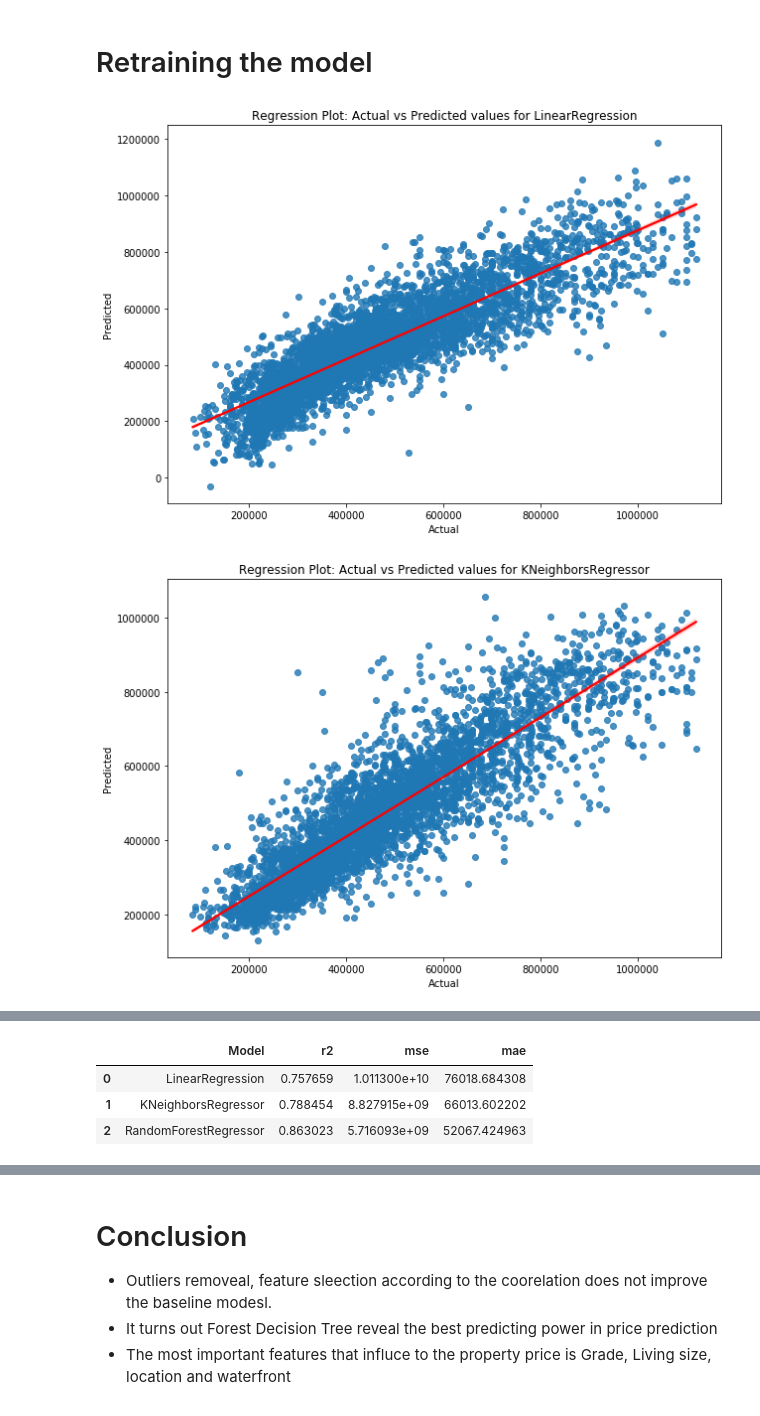
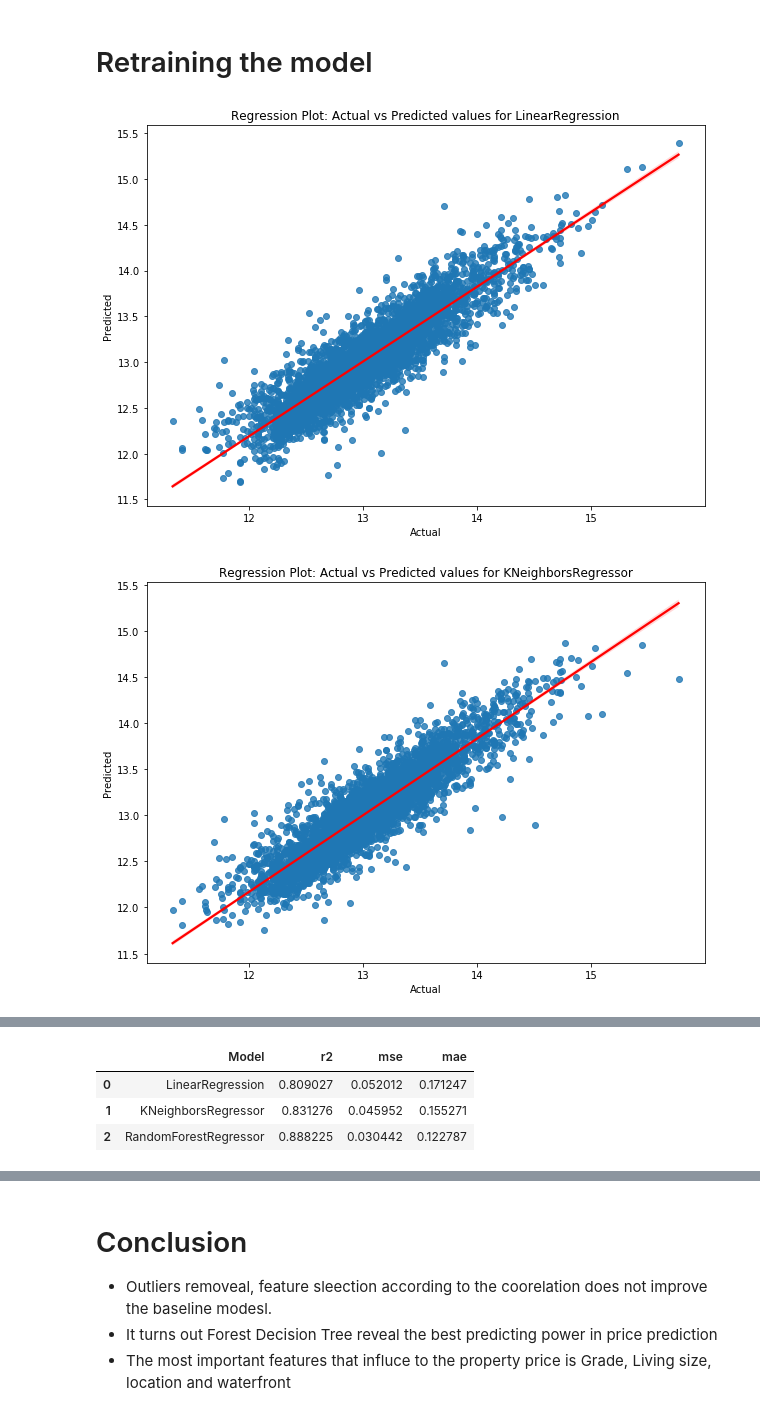
Before and after one commit to dooinn/data_mid_bootcamp_project_regression, a Jupyter notebook: house_price_prediction.ipynb, the cells around one changed output, grey strips where cells are left out. Saved outputs shown, nothing was run; the diff lists cells and outputs as text; code cells hidden in the pictures.

```diff
--- a/house_price_prediction.ipynb
+++ b/house_price_prediction.ipynb
@@ -338,7 +453,7 @@ plt.show()
 # %%
-df_new = df.copy()
-cols_to_convert = ['waterfront', 'condition', 'grade']
+df_cat = df.copy()
+cols_to_convert = ['waterfront', 'condition', 'grade','was_renovated','has_basement']
 
 for col in cols_to_convert:
-    df_new[col] = df_new[col].astype(str)
+    df_cat[col] = df_cat[col].astype(str)
 # %%
@@ -375 +613,3 @@ df_modelling.drop(columns=['id','date'], axis=1, inplace=True)
+# %%
+df_model = df.copy()
 # %%
@@ -477,0 +759,7 @@ df_modelling = df_modelling[(df_modelling['price'] >= lower_bound) & (df_modelli
+# %%
+df_model_log = df_model.copy()
+
+columns_to_transform = ['sqft_living', 'sqft_lot', 'sqft_above', 'sqft_basement', 'sqft_living15', 'sqft_lot15', 'price']
+
+for col in columns_to_transform:
+    df_model_log[col] = np.log1p(df_model_log[col])
@@ -536,10 +867,21 @@ df_modelling = df_modelling.drop(['sqft_above', 'zipcode'],axis=1)
+# %%
+# remove multicorrelinerity. Long and lat can replace zipcode and district.
+df_model = df_model.drop(['sqft_above','zipcode','house_age','yr_renovated','sqft_basement'],axis=1)
 # %% [markdown]
 # Retraining the model
 # %%
+df_model_log = df_model.copy()
+
+columns_to_transform = ['sqft_living', 'sqft_lot', 'sqft_living15', 'sqft_lot15', 'price']
+
+for col in columns_to_transform:
+    df_model_log[col] = np.log1p(df_model_log[col])
+
+
 
 # X, Y split
-X = df_modelling.drop(columns=['price'])
-Y = df_modelling['price']
+X = df_model_log.drop(columns=['price'])
+Y = df_model_log['price']
 
 X_train, X_test, Y_train, Y_test = train_test_split(X, Y, test_size=0.2, random_state=42)
 
@@ -551,32 +893,32 @@ X_test = scaler.transform(X_test)
 
 models = [LinearRegression(), KNeighborsRegressor(), RandomForestRegressor()]
 
 # Create a DataFrame to store the metrics
 metrics_df = pd.DataFrame(columns=["Model", "r2", "mse", "mae"])
 
 for model in models:
     model.fit(X_train, Y_train)
     predictions = model.predict(X_test)
 
     mse = mean_squared_error(Y_test, predictions)
     mae = mean_absolute_error(Y_test, predictions)
     r2 = r2_score(Y_test, predictions)
 
     metrics_dict = {"Model": str(type(model).__name__), "r2": r2, "mse": mse, "mae": mae}
 
 
     metrics_df = metrics_df.append(metrics_dict, ignore_index=True)
 
     plt.figure(figsize=(10, 7))
     sns.regplot(x=Y_test, y=predictions, line_kws={"color": "red"})
 
     plt.title(f'Regression Plot: Actual vs Predicted values for {str(type(model).__name__)}')
     plt.xlabel('Actual')
     plt.ylabel('Predicted')
     plt.show()
 
 
 metrics_df
 # %% [output]
-[figure, old version]
+[figure, new version]
-[figure, old version]
+[figure, new version]
@@ -584,4 +926,4 @@ metrics_df
 |  | Model | r2 | mse | mae |
-| 0 | LinearRegression | 0.757659 | 1.011300e+10 | 76018.684308 |
-| 1 | KNeighborsRegressor | 0.788454 | 8.827915e+09 | 66013.602202 |
-| 2 | RandomForestRegressor | 0.863023 | 5.716093e+09 | 52067.424963 |
+| 0 | LinearRegression | 0.809027 | 0.052012 | 0.171247 |
+| 1 | KNeighborsRegressor | 0.831276 | 0.045952 | 0.155271 |
+| 2 | RandomForestRegressor | 0.888225 | 0.030442 | 0.122787 |
```
Also changed, not shown: parts of 55 cells of this notebook.
